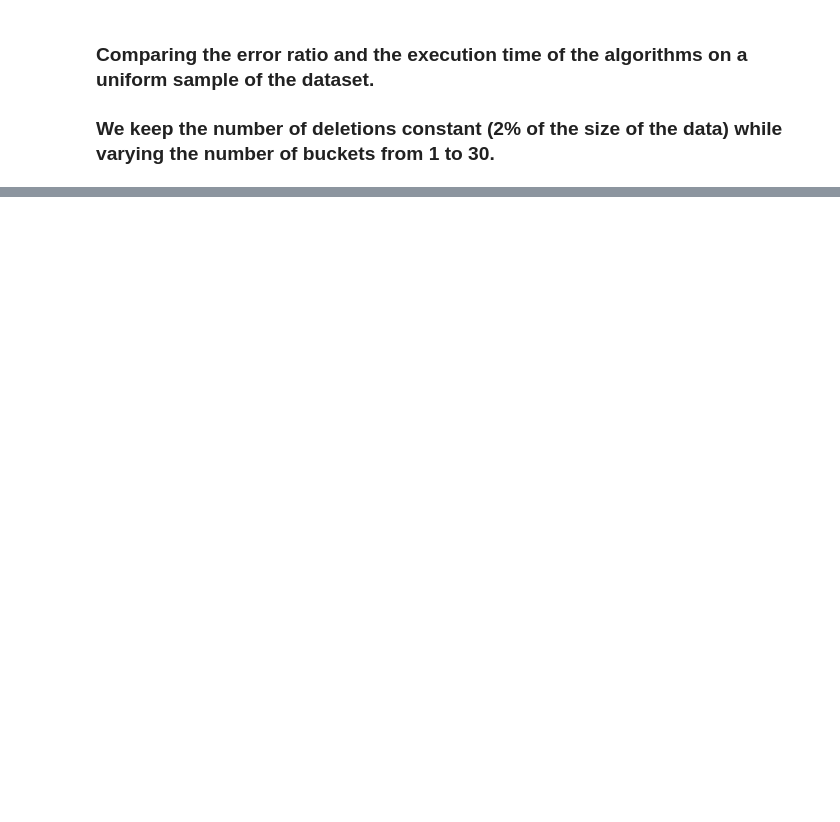
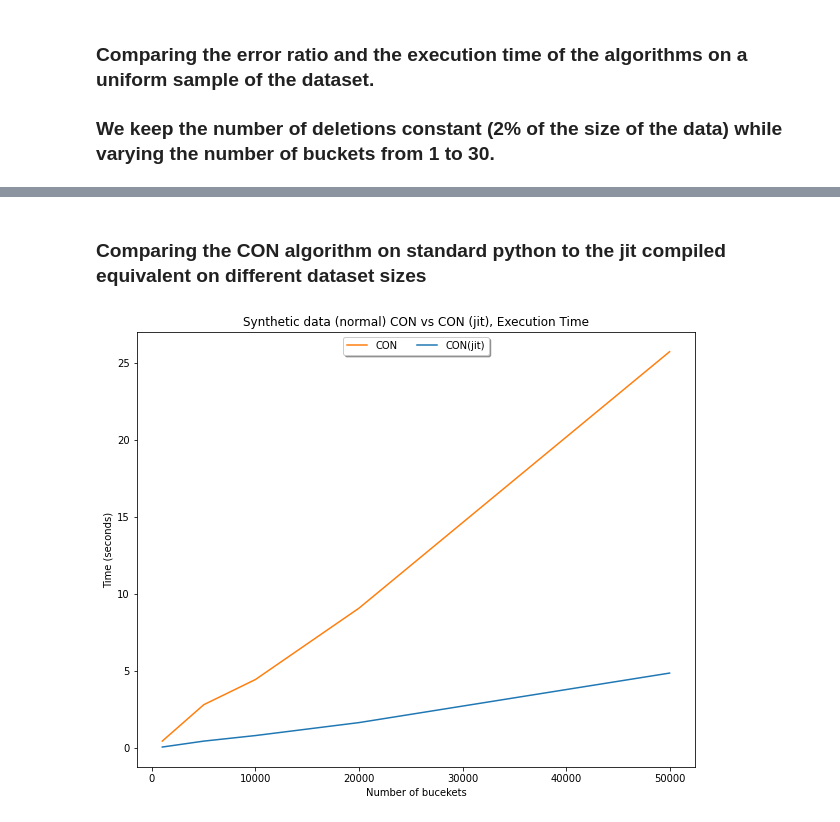
Before and after one commit to AlexandrosKal/opt_hist, a Jupyter notebook: experiments/Experiments_synthetic.ipynb, the cells around one changed output, grey strips where cells are left out. Drawn from its saved outputs; the diff is of its cells as text; code cells hidden in the pictures; blank space fills up the shorter version.

```diff
--- a/experiments/Experiments_synthetic.ipynb
+++ b/experiments/Experiments_synthetic.ipynb
@@ -372,0 +373,45 @@ plt.show()
+# %% [markdown]
+### Comparing the CON algorithm on standard python to the jit compiled equivalent on different dataset sizes
+# %%
+
+iterations = 3
+beta = 10
+del_percentage = 0.02
+data_sizes = [1000, 5000, 10000, 20000, 50000]
+
+agg_opt_con_times = []
+agg_jit_con_times = []
+
+for data_size in data_sizes:
+    opt_con_times = []
+    jit_con_times = []
+    for i in range(iterations):
+        values, f =  generator(1, 100, a, data_size)
+
+        k = int(np.sum(f) * del_percentage)
+
+        err, elapsed = exec_summary('CON', values, f, k, beta, timeout=timeout)
+        opt_con_times.append(elapsed)
+
+        err, elapsed = exec_summary('CON', values, f, k, beta, jit=True, timeout=timeout)
+        jit_con_times.append(elapsed)
+
+    with warnings.catch_warnings():
+        agg_opt_con_times.append(np.nanmean(opt_con_times))
+        agg_jit_con_times.append(np.nanmean(jit_con_times))
+
+
+color = ['tab:orange', 'tab:blue']
+labels = ['CON', 'CON(jit)']
+res_times = [agg_opt_con_times, agg_jit_con_times]
+plt.figure(figsize=(10,8))
+plt.title(f'Synthetic data ({distribution}) CON vs CON (jit), Execution Time')
+plt.ylabel('Time (seconds)')
+plt.xlabel('Number of bucekets')
+for i, t in enumerate(res_times):
+    plt.plot(data_sizes, t, color=color[i], label=labels[i])
+plt.legend()
+plt.legend(loc='upper center', bbox_to_anchor=(0.5, 1.0), ncol=len(labels), fancybox=True, shadow=True)
+plt.show()
+# %% [output]
+[figure, added]
```
Also changed, not shown: parts of 4 cells of this notebook, 2 other files.
